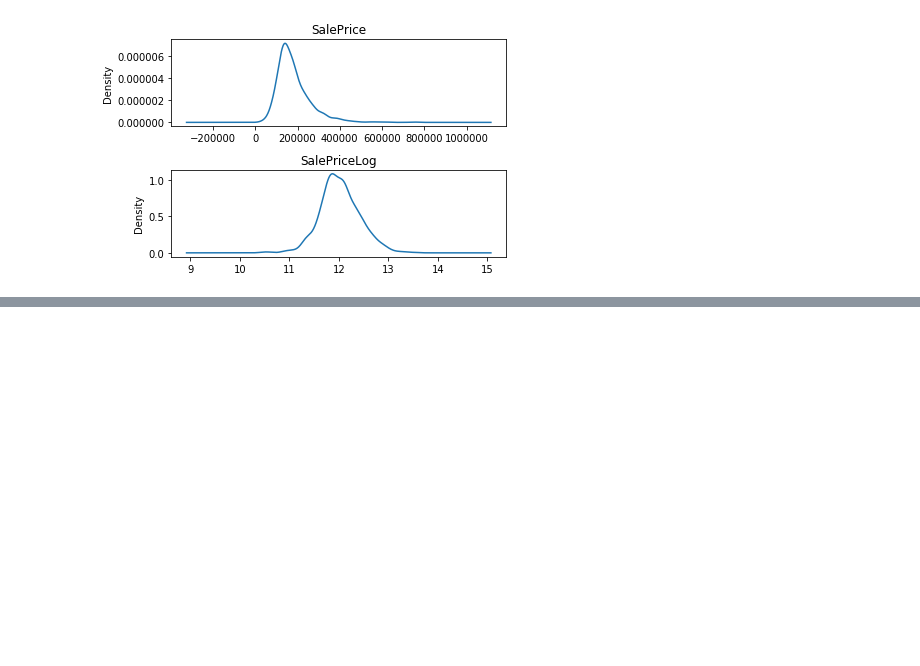
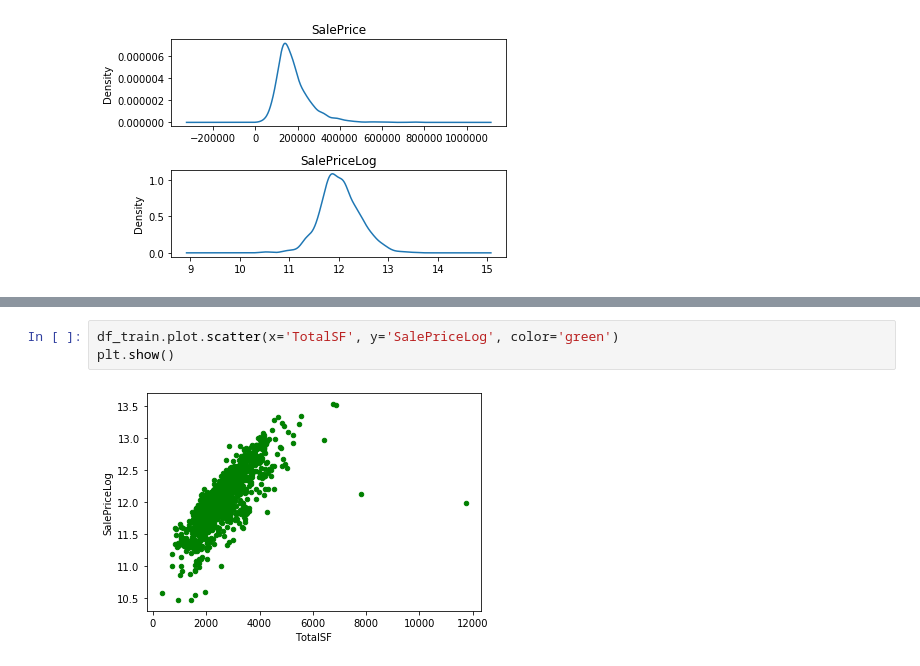
Before and after one commit to razielar/Deep-Learning-AI-Barcelona-2018, a Jupyter notebook: Tree-based_methods/XGradientBoost/XGBoost.Regression.ipynb, the cells around one changed output, grey strips where cells are left out. Drawn from its saved outputs; the diff is of its cells as text; blank space fills up the shorter version.

```diff
--- a/Tree-based_methods/XGradientBoost/XGBoost.Regression.ipynb
+++ b/Tree-based_methods/XGradientBoost/XGBoost.Regression.ipynb
@@ -199,0 +205,5 @@ plt.show()
+# %%
+df_train.plot.scatter(x='TotalSF', y='SalePriceLog', color='green')
+plt.show()
+# %% [output]
+[figure, added]
```
Also changed, not shown: parts of 4 cells of this notebook.
